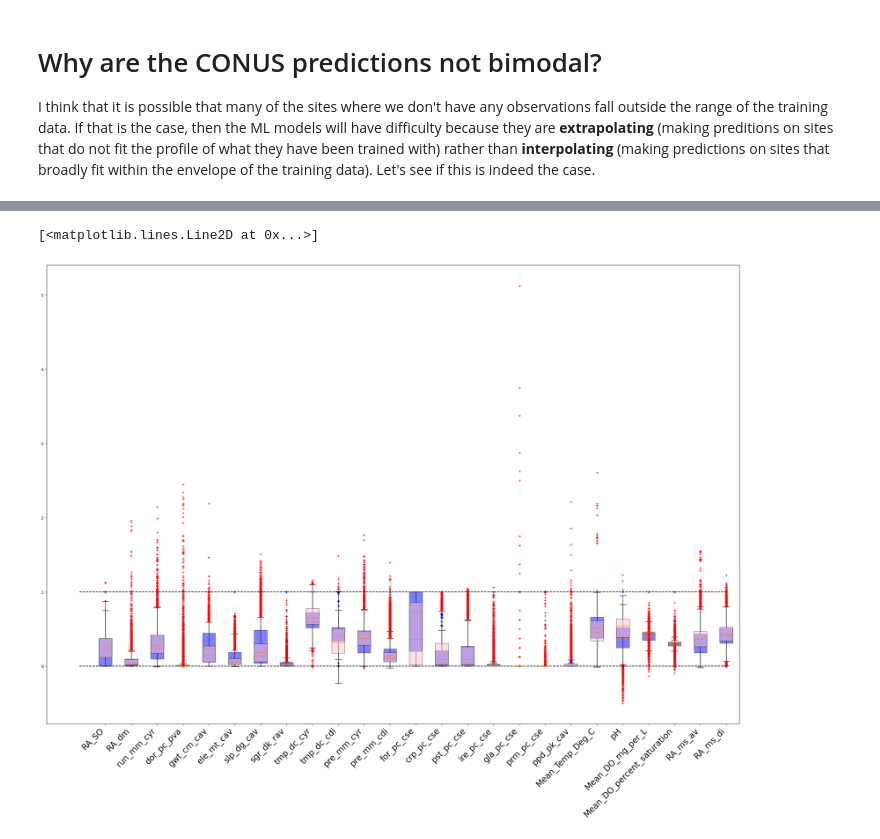
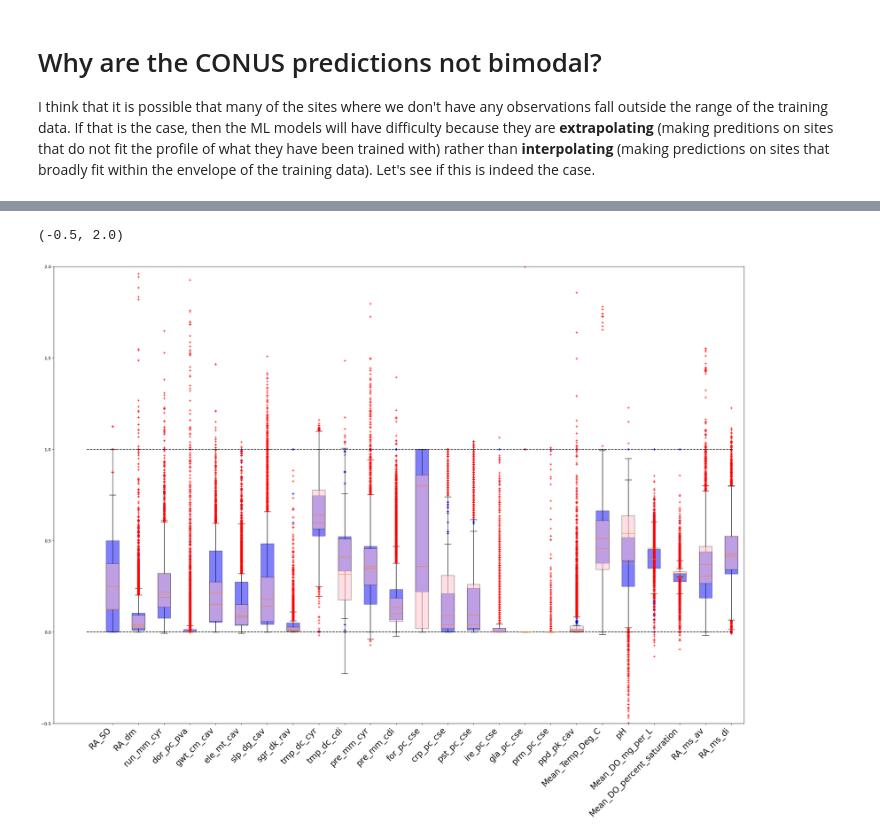
Before and after one commit to WHONDRS-Hub/ICON-ModEx_Open_Manuscript, a Jupyter notebook: fig02-resp-rate-hist/step_01_get_and_sketch_data.ipynb, the cells around one changed output, grey strips where cells are left out. Saved outputs shown, nothing was run; the diff lists cells and outputs as text; code cells hidden in the pictures.

```diff
--- a/fig02-resp-rate-hist/step_01_get_and_sketch_data.ipynb
+++ b/fig02-resp-rate-hist/step_01_get_and_sketch_data.ipynb
@@ -436,34 +496,36 @@ Train   RA_ms_di has NaNs: 3
 # %%
 # Repeat as a boxplot since hard to see the number of actual outliers
 fig, ax = plt.subplots(figsize=(30,20)) #(1,2,figsize=(20,20))
 
 out = ax.boxplot(train_mms,
                  patch_artist=True,  # fill with color
                  sym='b+'
                 )
 
 # fill with colors
 for patch in out['boxes']:
     patch.set_facecolor('blue')
     patch.set_alpha(0.5)
 
 out = ax.boxplot(predict_mms,
                  patch_artist=True,  # fill with color
                  sym='r+'
                 )
 
 # fill with colors
 for patch in out['boxes']:
     patch.set_facecolor('pink')
     patch.set_alpha(0.5)
 
 ax.set_xticks(list(range(1,26)),predict.columns, rotation=45, ha='right', fontsize=20)
 
 ax.plot([0,25],[1,1],'k--')
 ax.plot([0,25],[0,0],'k--')
+
+ax.set_ylim([-0.5,2])
 # %% [output]
-[<matplotlib.lines.Line2D at 0x...>]
+(-0.5, 2.0)
-[figure, old version]
+[figure, new version]
 # %%
 # Count the number of datapoints in predict that fall outside ranges of train
 # First, row by row check for outside [0,1] - np.sum will count number of outliers on that row.
```
Also changed, not shown: parts of 6 cells of this notebook, 30 other files.
